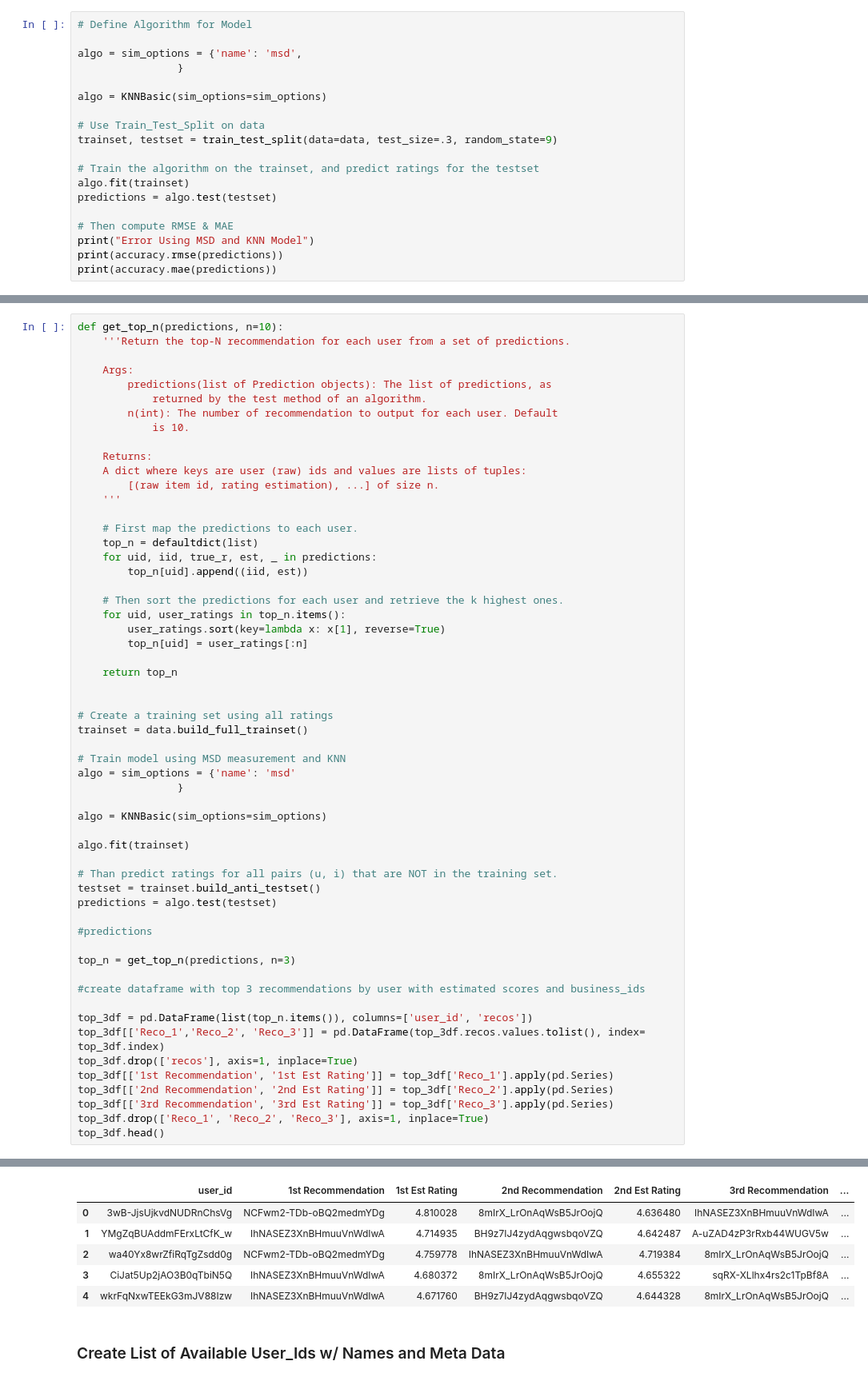
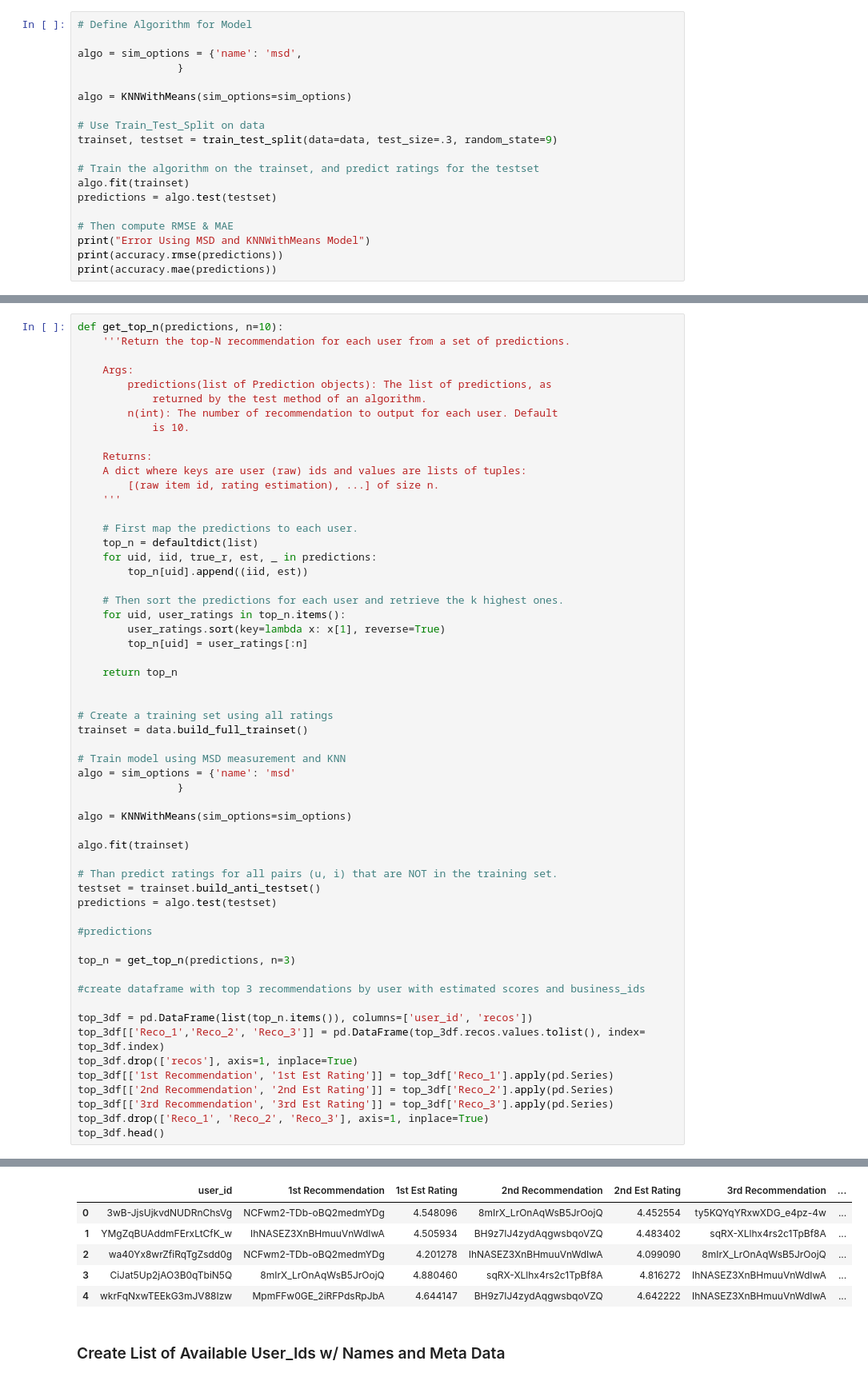
Before and after one commit to njcunningham/Yelp_Recommender, a Jupyter notebook: Recommendation_Outline.ipynb, the cells around one changed output, grey strips where cells are left out. Shown at 80% size. Cells and saved outputs as stored; diff of their text form.

```diff
--- a/Recommendation_Outline.ipynb
+++ b/Recommendation_Outline.ipynb
@@ -374,7 +374,7 @@ MAE:  1.0247
 algo = sim_options = {'name': 'msd',
                 }
 
-algo = KNNBasic(sim_options=sim_options)
+algo = KNNWithMeans(sim_options=sim_options)
 
 # Use Train_Test_Split on data
 trainset, testset = train_test_split(data=data, test_size=.3, random_state=9)
@@ -384,7 +384,7 @@ algo.fit(trainset)
 predictions = algo.test(testset)
 
 # Then compute RMSE & MAE
-print("Error Using MSD and KNN Model")
+print("Error Using MSD and KNNWithMeans Model")
 print(accuracy.rmse(predictions))
 print(accuracy.mae(predictions))
 # %% [output]
@@ -440,39 +440,39 @@ trainset = data.build_full_trainset()
 
 # Train model using MSD measurement and KNN
 algo = sim_options = {'name': 'msd'
                 }
 
-algo = KNNBasic(sim_options=sim_options)
+algo = KNNWithMeans(sim_options=sim_options)
 
 algo.fit(trainset)
 
 # Than predict ratings for all pairs (u, i) that are NOT in the training set.
 testset = trainset.build_anti_testset()
 predictions = algo.test(testset)
 
 #predictions
 
 top_n = get_top_n(predictions, n=3)
 
 #create dataframe with top 3 recommendations by user with estimated scores and business_ids
 
 top_3df = pd.DataFrame(list(top_n.items()), columns=['user_id', 'recos'])
 top_3df[['Reco_1','Reco_2', 'Reco_3']] = pd.DataFrame(top_3df.recos.values.tolist(), index= top_3df.index)
 top_3df.drop(['recos'], axis=1, inplace=True)
 top_3df[['1st Recommendation', '1st Est Rating']] = top_3df['Reco_1'].apply(pd.Series)
 top_3df[['2nd Recommendation', '2nd Est Rating']] = top_3df['Reco_2'].apply(pd.Series)
 top_3df[['3rd Recommendation', '3rd Est Rating']] = top_3df['Reco_3'].apply(pd.Series)
 top_3df.drop(['Reco_1', 'Reco_2', 'Reco_3'], axis=1, inplace=True)
 top_3df.head()
 # %% [output]
 Computing the msd similarity matrix...
 Done computing similarity matrix.
 |  | user_id | 1st Recommendation | 1st Est Rating | 2nd Recommendation | 2nd Est Rating | 3rd Recommendation | ... |
-| 0 | 3wB-JjsUjkvdNUDRnChsVg | NCFwm2-TDb-oBQ2medmYDg | 4.810028 | 8mIrX_LrOnAqWsB5JrOojQ | 4.636480 | IhNASEZ3XnBHmuuVnWdIwA | ... |
-| 1 | YMgZqBUAddmFErxLtCfK_w | IhNASEZ3XnBHmuuVnWdIwA | 4.714935 | BH9z7IJ4zydAqgwsbqoVZQ | 4.642487 | A-uZAD4zP3rRxb44WUGV5w | ... |
-| 2 | wa40Yx8wrZfiRqTgZsdd0g | NCFwm2-TDb-oBQ2medmYDg | 4.759778 | IhNASEZ3XnBHmuuVnWdIwA | 4.719384 | 8mIrX_LrOnAqWsB5JrOojQ | ... |
-| 3 | CiJat5Up2jAO3B0qTbiN5Q | IhNASEZ3XnBHmuuVnWdIwA | 4.680372 | 8mIrX_LrOnAqWsB5JrOojQ | 4.655322 | sqRX-XLlhx4rs2c1TpBf8A | ... |
-| 4 | wkrFqNxwTEEkG3mJV88Izw | IhNASEZ3XnBHmuuVnWdIwA | 4.671760 | BH9z7IJ4zydAqgwsbqoVZQ | 4.644328 | 8mIrX_LrOnAqWsB5JrOojQ | ... |
+| 0 | 3wB-JjsUjkvdNUDRnChsVg | NCFwm2-TDb-oBQ2medmYDg | 4.548096 | 8mIrX_LrOnAqWsB5JrOojQ | 4.452554 | ty5KQYqYRxwXDG_e4pz-4w | ... |
+| 1 | YMgZqBUAddmFErxLtCfK_w | IhNASEZ3XnBHmuuVnWdIwA | 4.505934 | BH9z7IJ4zydAqgwsbqoVZQ | 4.483402 | sqRX-XLlhx4rs2c1TpBf8A | ... |
+| 2 | wa40Yx8wrZfiRqTgZsdd0g | NCFwm2-TDb-oBQ2medmYDg | 4.201278 | IhNASEZ3XnBHmuuVnWdIwA | 4.099090 | 8mIrX_LrOnAqWsB5JrOojQ | ... |
+| 3 | CiJat5Up2jAO3B0qTbiN5Q | 8mIrX_LrOnAqWsB5JrOojQ | 4.880460 | sqRX-XLlhx4rs2c1TpBf8A | 4.816272 | IhNASEZ3XnBHmuuVnWdIwA | ... |
+| 4 | wkrFqNxwTEEkG3mJV88Izw | MpmFFw0GE_2iRFPdsRpJbA | 4.644147 | BH9z7IJ4zydAqgwsbqoVZQ | 4.642222 | IhNASEZ3XnBHmuuVnWdIwA | ... |
 # %% [markdown]
 ### Create List of Available User_Ids w/ Names and Meta Data
 # %%
```
Also changed, not shown: parts of 6 cells of this notebook.
